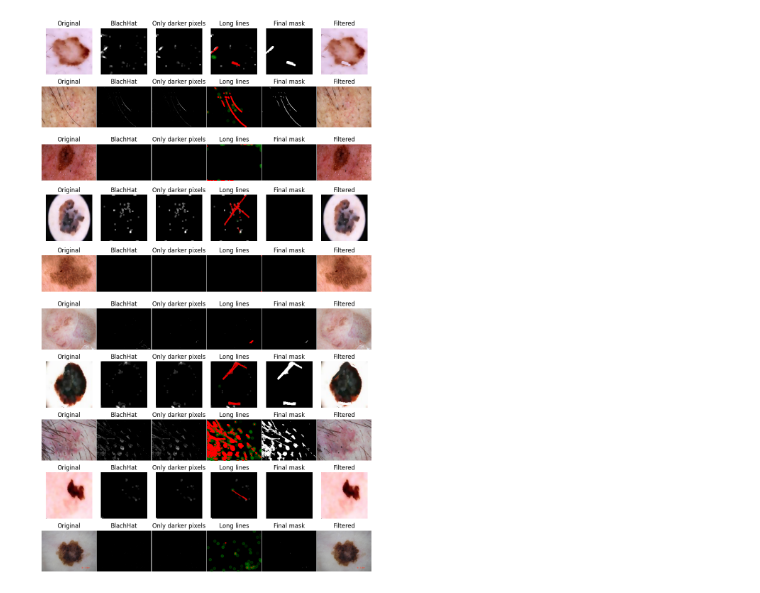
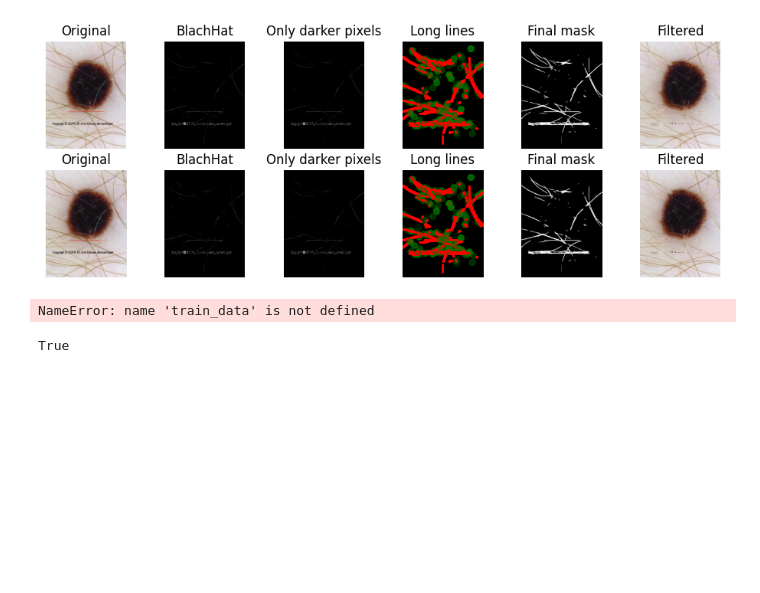
Before and after one commit to ammaster10s/Year4, a Jupyter notebook: QMUL/hairremoval.ipynb, the cells around one changed output. Cells and saved outputs as stored; diff of their text form; code cells hidden in the pictures; blank space fills up the shorter version.

```diff
--- a/QMUL/hairremoval.ipynb
+++ b/QMUL/hairremoval.ipynb
@@ -199,13 +187,34 @@ import cv2 as cv
 data_path = '/Users/ammaster10/Documents/SIIT/QMUL/SkinLesionDataset/Test'
 
 train_data = torchvision.datasets.ImageFolder(data_path)
+# %%
+import os
+import cv2
+
+data_path = '/Users/ammaster10/Documents/SIIT/QMUL/SkinLesionDataset/Test/Combined'
+img_path = os.path.join(data_path, '29.jpg')
+
+# --- Load as RGB NumPy array ---
+img = cv2.imread(img_path)
+if img is None:
+    raise FileNotFoundError(f"Image not found: {img_path}")
+img = cv2.cvtColor(img, cv2.COLOR_BGR2RGB)
+
+# --- Pass to your function ---
+images = [img,img]
+images_no_hair = remove_hair(images)
+# %% [output]
+[figure, added]
 # %%
 images = []
-for i in np.random.choice(len(train_data), size=10, replace=False):
-    img = np.array(train_data[i][0])
-    images.append(img)
+# for i in np.random.choice(len(train_data), size=10, replace=False):
+#     img = np.array(train_data[i][0])
+#     images.append(img)
 
+train_data.select(img ="29.jpg")
+img = np.array(train_data[i][0])
+images.append(img)
 images_no_hair = remove_hair(images)
 # %% [output]
-[figure, removed]
+NameError: name 'train_data' is not defined
 # %%
@@ -235,0 +285,15 @@ print(result)
+# %%
+img_path = '/Users/ammaster10/Documents/SIIT/QMUL/SkinLesionDataset/Test/Combined/29.jpg'
+import cv2
+
+# img = cv2.imread(img_path)
+# img = cv2.cvtColor(img, cv2.COLOR_BGR2RGB)
+
+import cv2, numpy as np
+from pathlib import Path
+
+img = cv2.cvtColor(cv2.imread(img_path), cv2.COLOR_BGR2RGB)
+cleaned = remove_hair_single(img)
+cv2.imwrite("example_cleaned.jpg", cv2.cvtColor(cleaned, cv2.COLOR_RGB2BGR))
+# %% [output]
+True
```
Also changed, not shown: parts of 5 cells of this notebook, 15 other files.
